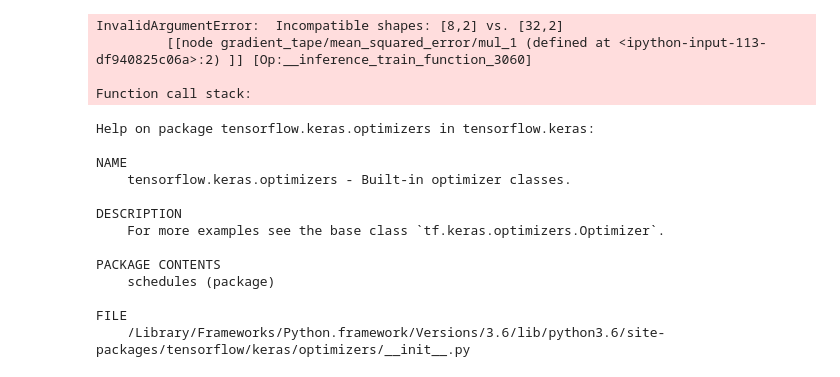
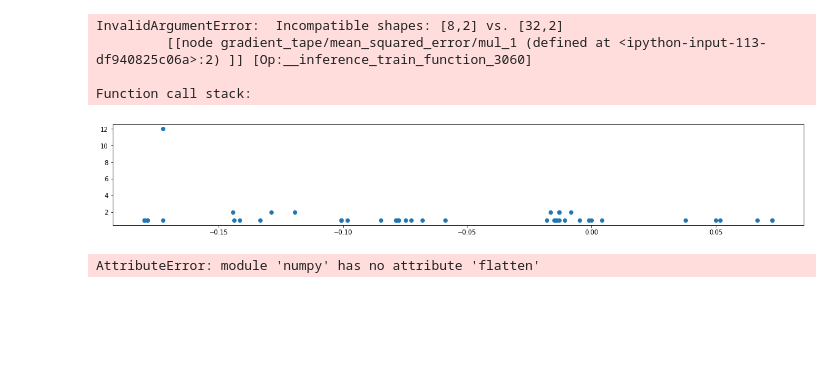
Before and after one commit to taoketao/fixed_projections_experiment, a Jupyter notebook: scratchpad.ipynb, the cells around one changed output. Saved outputs shown, nothing was run; the diff lists cells and outputs as text; code cells hidden in the pictures; blank space fills up the shorter version.

Commit message:
quick-synced :wq Tue May 25 09:43:41 2021 getting some results! Might be tensorflow errors however.

```diff
--- a/scratchpad.ipynb
+++ b/scratchpad.ipynb
@@ -140,19 +140,15 @@ InvalidArgumentError:  Incompatible shapes: [8,2] vs. [32,2]
          [[node gradient_tape/mean_squared_error/mul_1 (defined at <ipython-input-113-df940825c06a>:2) ]] [Op:__inference_train_function_3060]
 
 Function call stack:
-# %%
-help(tf.keras.optimizers)
-# %% [output]
-Help on package tensorflow.keras.optimizers in tensorflow.keras:
-
-NAME
-    tensorflow.keras.optimizers - Built-in optimizer classes.
-
-DESCRIPTION
-    For more examples see the base class `tf.keras.optimizers.Optimizer`.
-
-PACKAGE CONTENTS
-    schedules (package)
-
-FILE
-    /Library/Frameworks/Python.framework/Versions/3.6/lib/python3.6/site-packages/tensorflow/keras/optimizers/__init__.py
+# %%
+data_5 = np.array([[ 0.00416565 , -0.00837508,  -0.0049096 ,  -0.00106102,  -0.01659322,  -0.01465032],
+ [ 0.         ,  0.        ,   0.        ,   0.        ,   0.        ,   0.        ],
+ [ 0.         ,  0.        ,   0.        ,   0.        ,   0.        ,   0.        ],
+ [ 0.07261965 , -0.10078779,  -0.07817969,  -0.01313207,  -0.1799222 ,  -0.17855012],
+ [ 0.07261968 , -0.10078776,  -0.07817972,  -0.01313227,  -0.17992216,  -0.1785503 ],
+ [ 0.07261968 , -0.10078782,  -0.07817972,  -0.01313192,  -0.17992216,  -0.17855027],
+ [ 0.03783834 , -0.08479811,  -0.07477683,  -0.01795623,  -0.14150071,  -0.14370002],
+ [ 0.07261965 , -0.10078776,  -0.07817966,  -0.01313192,  -0.17992212,  -0.17855027],
+ [ 0.04993503 , -0.0788278 ,  -0.07251662,  -0.01501057,  -0.13326663,  -0.14417839],
+ [ 0.06670453 , -0.09810309,  -0.07757652,  -0.01393871,  -0.17242712,  -0.17226571],
+ [ 0.05155933 , -0.0681935 ,  -0.05890559,  -0.01091504,  -0.11933175,  -0.12890205]])
@@ -158,0 +158,18 @@ FILE
+# %%
+d_hist = {}
+X = list(np.ndarray.flatten( data_5 ))
+for xi in X:
+    if xi in d_hist: d_hist[xi]+=1
+    else: d_hist[xi]=1
+
+d_arr = [ d_hist[k] for k in sorted(d_hist.keys())]
+plt.scatter(d_hist.keys(), d_arr)
+plt.rcParams["figure.figsize"] = (10, 20) # (w, h)
+plt.show()
+# %% [output]
+[figure, added]
+# %%
+inputs = tf.ones(shape=(3,))
+np.flatten(inputs)
+# %% [output]
+AttributeError: module 'numpy' has no attribute 'flatten'
```
Also changed, not shown: parts of 1 cell of this notebook, 2 other files.
